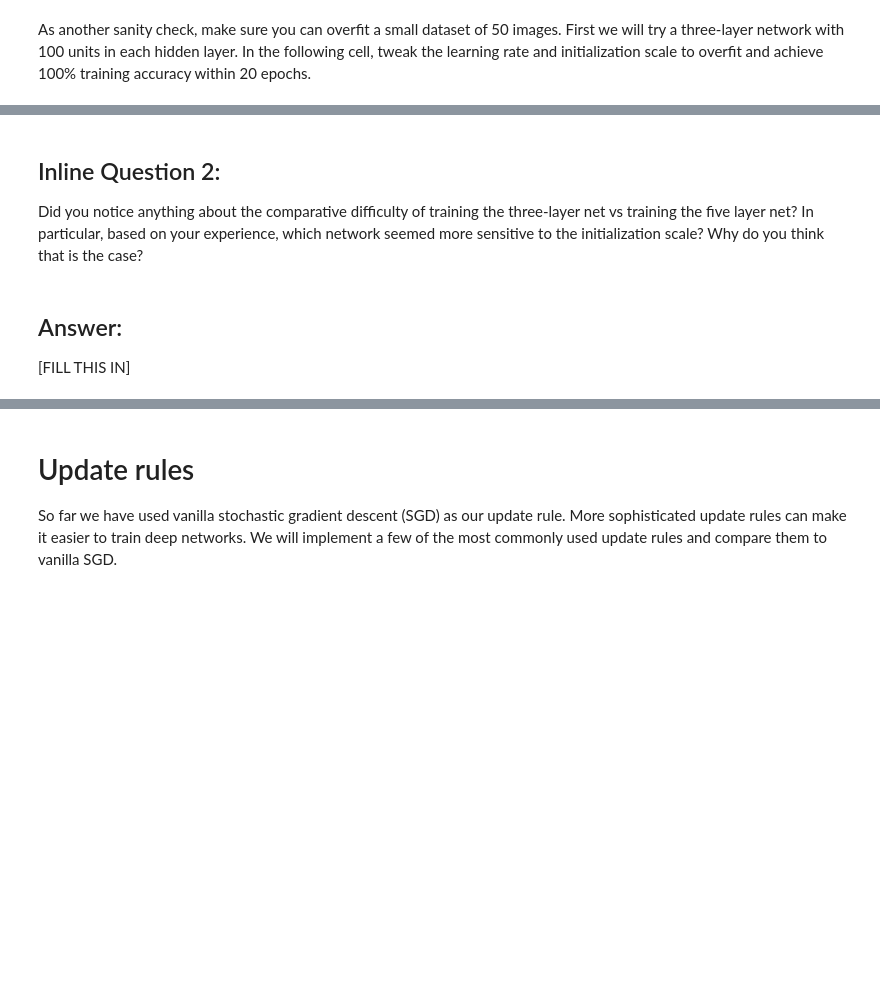
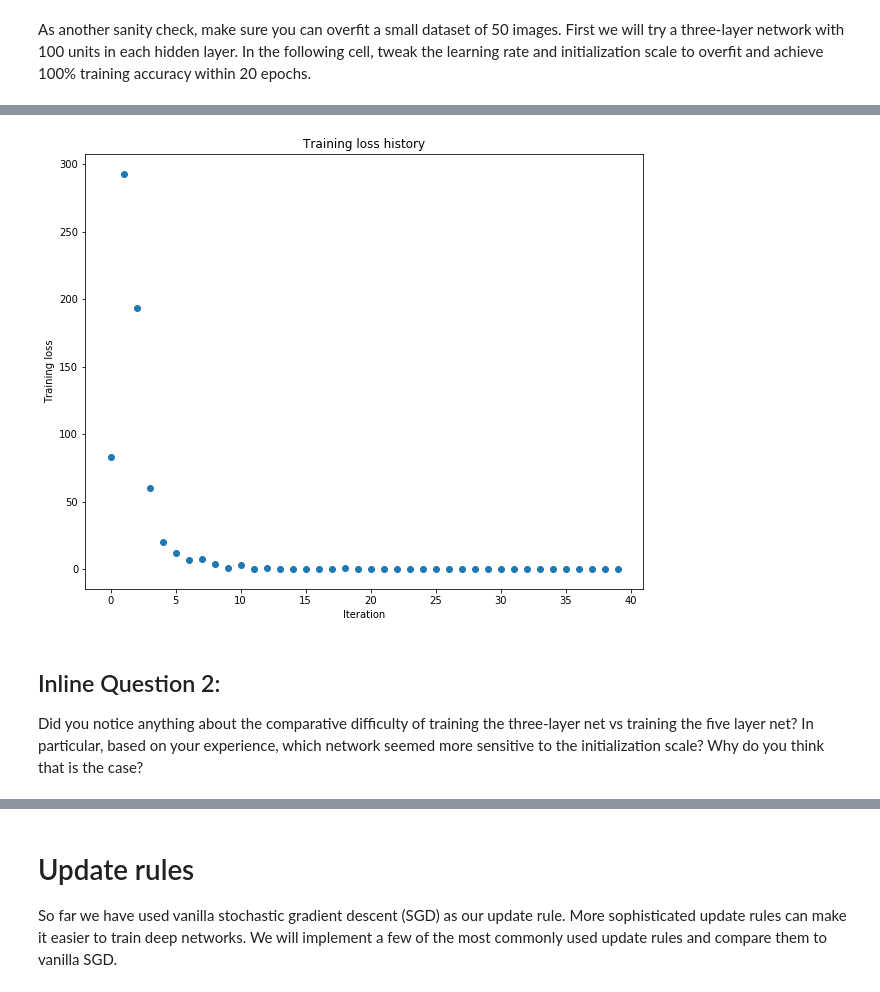
Before and after one commit to pzSuen/cs231n-better, a Jupyter notebook: assignment2/FullyConnectedNets.ipynb, the cells around one changed output, grey strips where cells are left out. Cells and saved outputs as stored; diff of their text form; code cells hidden in the pictures; blank space fills up the shorter version.

```diff
--- a/assignment2/FullyConnectedNets.ipynb
+++ b/assignment2/FullyConnectedNets.ipynb
@@ -515,7 +560,7 @@ small_data = {
 }
 
 learning_rate = 2e-3
-weight_scale = 1e-5
+weight_scale = 1e-1
 model = FullyConnectedNet([100, 100, 100, 100],
                 weight_scale=weight_scale, dtype=np.float64)
 solver = Solver(model, small_data,
@@ -532,3 +577,4 @@ plt.title('Training loss history')
 plt.xlabel('Iteration')
 plt.ylabel('Training loss')
 plt.show()
+# %% [output]
@@ -535,6 +598,4 @@ plt.show()
+[figure, added]
 # %% [markdown]
 ## Inline Question 2:
 Did you notice anything about the comparative difficulty of training the three-layer net vs training the five layer net? In particular, based on your experience, which network seemed more sensitive to the initialization scale? Why do you think that is the case?
-# %% [markdown]
-## Answer:
-[FILL THIS IN]
```
Also changed, not shown: parts of 24 cells of this notebook, 11 other files.
